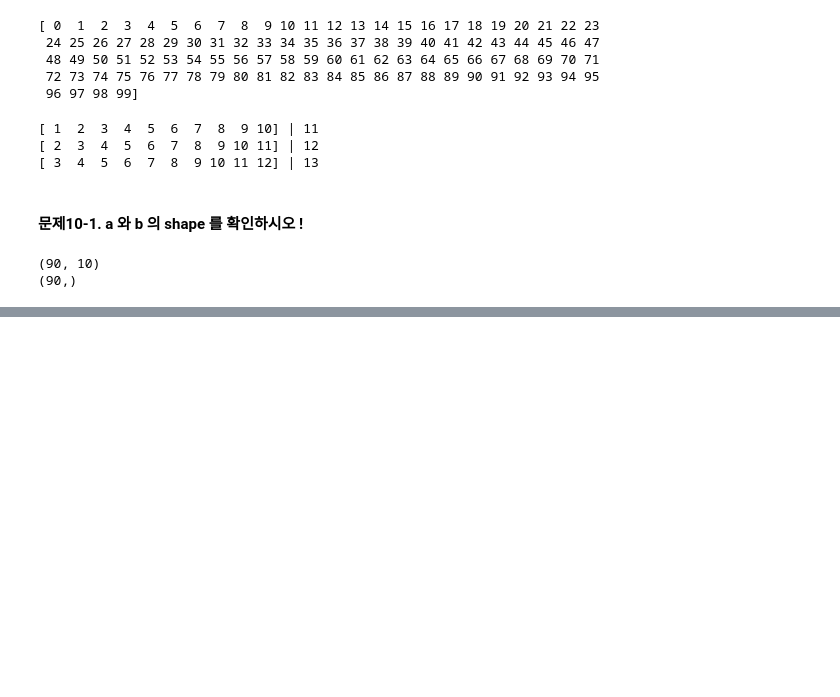
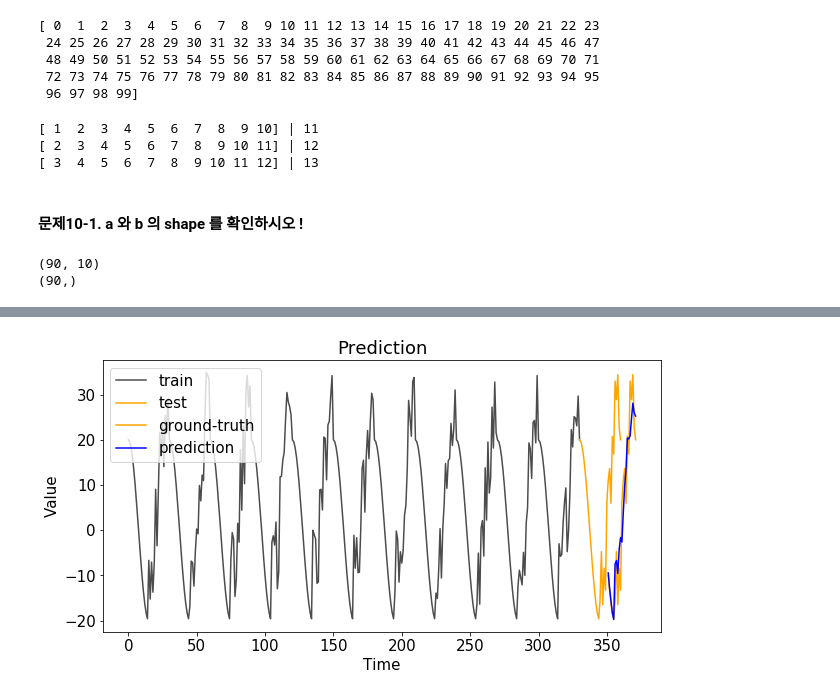
Before and after one commit to Adrian123K/rnn, a Jupyter notebook: 5. 6장 (200902).ipynb, the cells around one changed output, grey strips where cells are left out. Cells and saved outputs as stored; diff of their text form; code cells hidden in the pictures; blank space fills up the shorter version.

```diff
--- a/5. 6장 (200902).ipynb
+++ b/5. 6장 (200902).ipynb
@@ -863,0 +901,6 @@ print(b.shape)
+# %%
+x_train = x_train.reshape(-1,10,1)
+y_train = y_train.reshape(-1, 1)
+
+print(x_train.shape)
+print(y_train.shape)
@@ -863,0 +976,75 @@ print(b.shape)
+# %%
+from tensorflow.keras.models import Sequential
+from tensorflow.keras.layers import SimpleRNN, Flatten, Dense
+import numpy as np
+import matplotlib.pyplot as plt
+
+np.random.seed(2020)
+time = np.arange(30 * 12 + 1)
+month_time = (time % 30) / 30
+
+time_series = 20 * np.where(month_time < 0.5,
+                            np.cos(2 * np.pi * month_time),
+                            np.cos(2 * np.pi * month_time) + np.random.random(361))
+
+plt.figure(figsize=(10, 5))
+plt.title('TimeSeries Data')
+plt.xlabel('Time')
+plt.ylabel('Value')
+plt.plot(np.arange(0, 30 * 11 + 1),
+         time_series[:30 * 11 + 1], color='black', alpha=0.7, label='train')  # 학습용 데이터
+plt.plot(np.arange(30 * 11, 30 * 12 + 1),
+         time_series[30 * 11:], color='orange', label='test')  # 테스트용 데이터
+plt.legend()
+
+
+def make_sequence(time_series, n):
+    x_train, y_train = list(), list()
+
+    for i in range(len(time_series)):
+        x = time_series[i:(i + n)]
+        if (i + n) < len(time_series):
+            x_train.append(x)
+            y_train.append(time_series[i + n])
+        else:
+            break
+
+    return np.array(x_train), np.array(y_train)
+
+
+n = 10
+x_train, y_train = make_sequence(time_series, n)
+
+x_train = x_train.reshape(-1,n,1)
+y_train = y_train.reshape(-1, 1)
+
+partial_x_train = x_train[:30 * 11]
+partial_y_train = y_train[:30 * 11]
+
+x_test = x_train[30 * 11:]
+y_test = y_train[30 * 11:]
+
+
+model = Sequential()
+# SimpleRNN 층을 첫 번째 층으로 사용하는 경우,
+# 반드시 input_shape를 명시해주어야 합니다.
+
+model.add(SimpleRNN(units=32, activation='tanh', input_shape=(10, 1)))
+model.add(Dense(1, activation='linear'))
+
+model.compile(optimizer='adam', loss='mse')
+model.summary()
+
+history = model.fit(partial_x_train, partial_y_train, epochs=200, batch_size=12)
+
+pred = model.predict(x_test)
+
+pred_range = np.arange(len(y_train), len(y_train)+len(pred))
+
+plt.title('Prediction')
+plt.xlabel('Time'); plt.ylabel('Value')
+plt.plot(pred_range, y_test.reshape(-1,), color='orange', label='ground-truth')
+plt.plot(pred_range, pred.reshape(-1,), color='blue', label='prediction')
+plt.legend()
+plt.show()
+# %% [output]
@@ -863,0 +1068 @@ print(b.shape)
+[figure, added]
```
Also changed, not shown: parts of 14 cells of this notebook.
